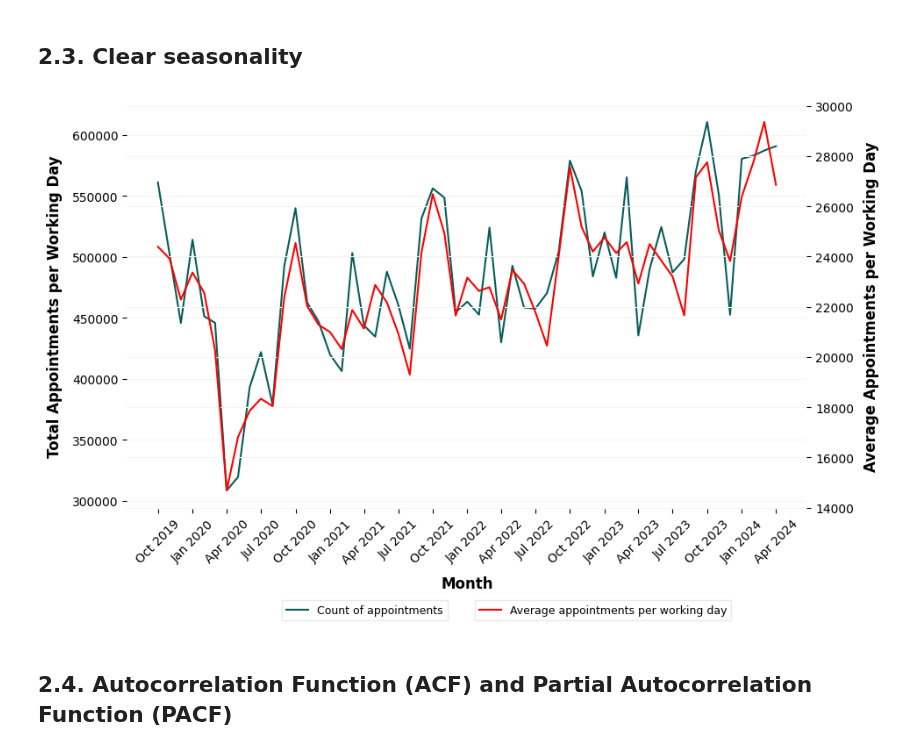
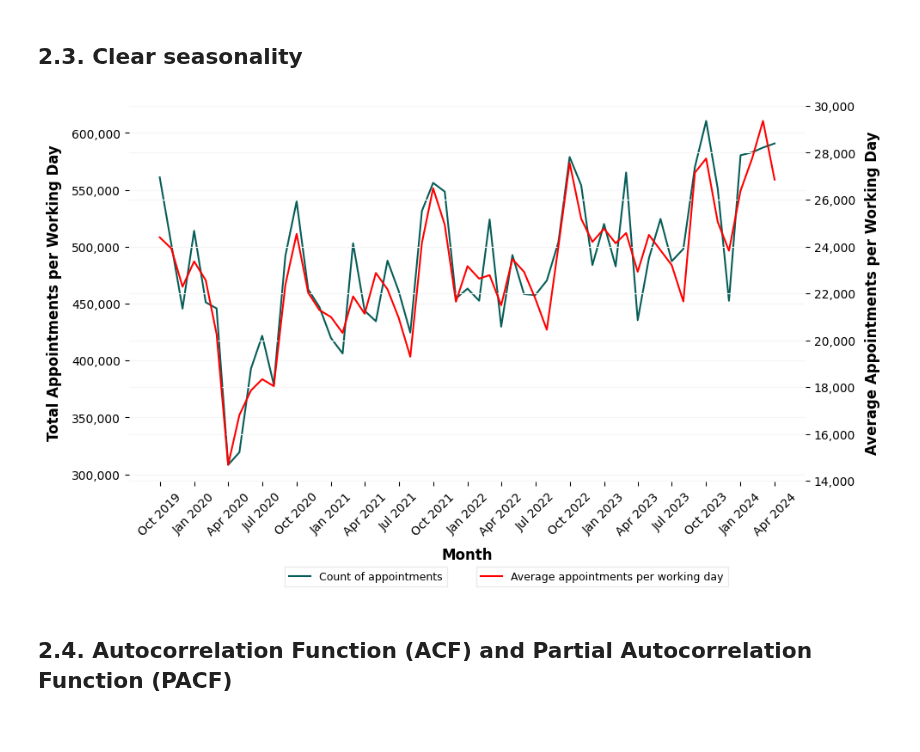
Before and after one commit to SNEE-ICS/PrimaryCareDemandAndCapacity, a Jupyter notebook: notebooks/2a_NumAppointments_forecast.ipynb, the cells around one changed output. Saved outputs shown, nothing was run; the diff lists cells and outputs as text; code cells hidden in the pictures.

```diff
--- a/notebooks/2a_NumAppointments_forecast.ipynb
+++ b/notebooks/2a_NumAppointments_forecast.ipynb
@@ -219,20 +247,24 @@ The data is not stationary.
 # %%
 fig, ax = plt.subplots(figsize=(10, 6))
 ax2 = ax.twinx()
 ax.plot(monthly_appts_df['COUNT_OF_APPOINTMENTS'], label='Count of appointments')
 ax2.plot(monthly_appts_df['AVG_APPTS_PER_WORKING_DAY'], color='r', label='Average appointments per working day')
 ax2.set_ylabel('Average Appointments per Working Day')
 ax.set_ylabel('Total Appointments per Working Day')
 ax.set_xlabel('Month')
 # change x axis format to month, year
 ax.xaxis.set_major_locator(mdates.MonthLocator(interval=3))
 ax.xaxis.set_major_formatter(mdates.DateFormatter("%b %Y"))
+ax.yaxis.set_major_formatter(mtick.FuncFormatter(lambda x, _: f'{int(x):,}'))
+ax2.yaxis.set_major_formatter(mtick.FuncFormatter(lambda x, _: f'{int(x):,}'))
 ax.tick_params(axis='x', rotation=45)
 ax.legend(loc='center', bbox_to_anchor=(0.35, -0.25), ncol=1)
 ax2.legend(loc='center', bbox_to_anchor=(0.7, -0.25), ncol=1)
+plt.tight_layout()
+plt.savefig(f"{plot_counter.plot_name}.png")
 plt.show()
 # %% [output]
-[figure, old version]
+[figure, new version]
 # %% [markdown]
 ## 2.4. Autocorrelation Function (ACF) and Partial Autocorrelation Function (PACF)
 # %%
```
Also changed, not shown: parts of 5 cells of this notebook, 1 other file.
